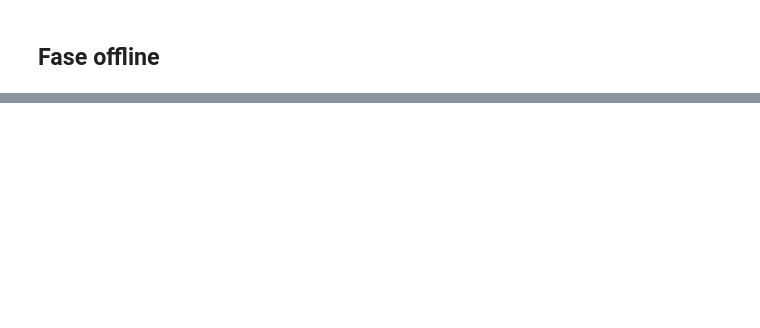
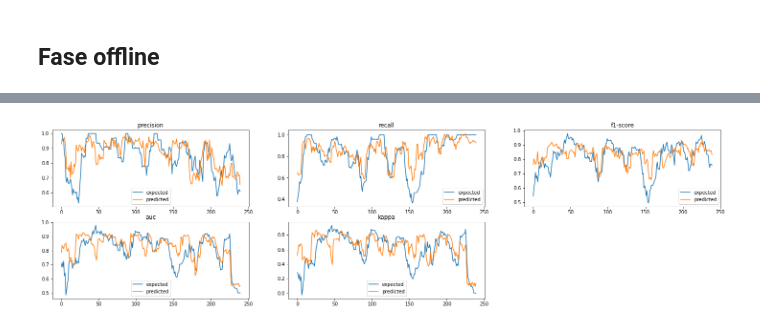
Before and after one commit to feamelo/drift-meta-learning, a Jupyter notebook: src/performance_predictor.ipynb, the cells around one changed output, grey strips where cells are left out. Saved outputs shown, nothing was run; the diff lists cells and outputs as text; code cells hidden in the pictures; blank space fills up the shorter version.

```diff
--- a/src/performance_predictor.ipynb
+++ b/src/performance_predictor.ipynb
@@ -343,0 +142,14 @@ lightgbm.plot_importance(models[metric], figsize=(10, 10))
+# %%
+results = []
+# %%
+# BASELINE
+
+for metric in performance.clf_metrics:
+    y_true = learner.meta_base[metric]
+    y_pred = [np.mean(y_true)] * len(y_true)
+    r2 = performance.evaluate(y_true, y_pred, 'r2')
+    mse = performance.evaluate(y_true, y_pred, 'mse')
+    std = performance.evaluate(y_true, y_pred, 'std')
+    results.append({'r2': r2, 'mse': mse, 'std': std, 'type': 'baseline', 'metric': metric})
+
+pd.DataFrame(results)
@@ -343,0 +163,14 @@ lightgbm.plot_importance(models[metric], figsize=(10, 10))
+# %%
+models = {}
+fig = plt.figure(figsize=(25, 10))
+
+for idx, metric in enumerate(performance.clf_metrics):
+    update_params={'last_scores_delay': 3, 'last_scores_n_shifts': 0, 'meta_label_metric': metric }
+    y_true, y_pred = offline_train(update_params)
+    result = plot_results(y_true, y_pred, title=metric, idx=idx)
+    models[metric] = learner.meta_model.model
+
+    result = {**result, **{'type': 'meta learning', 'metric': metric}}
+    results.append(result)
+# %% [output]
+[figure, added]
```
Also changed, not shown: parts of 47 cells of this notebook, 9 other files.
